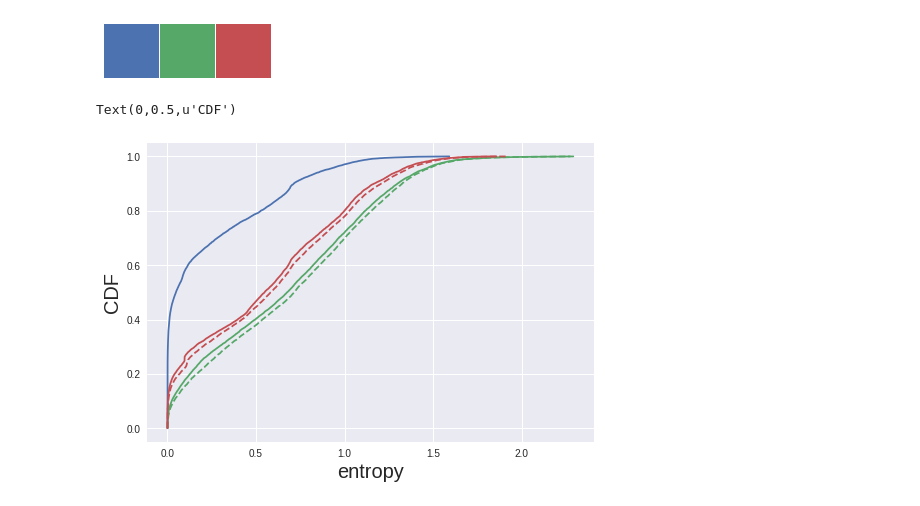
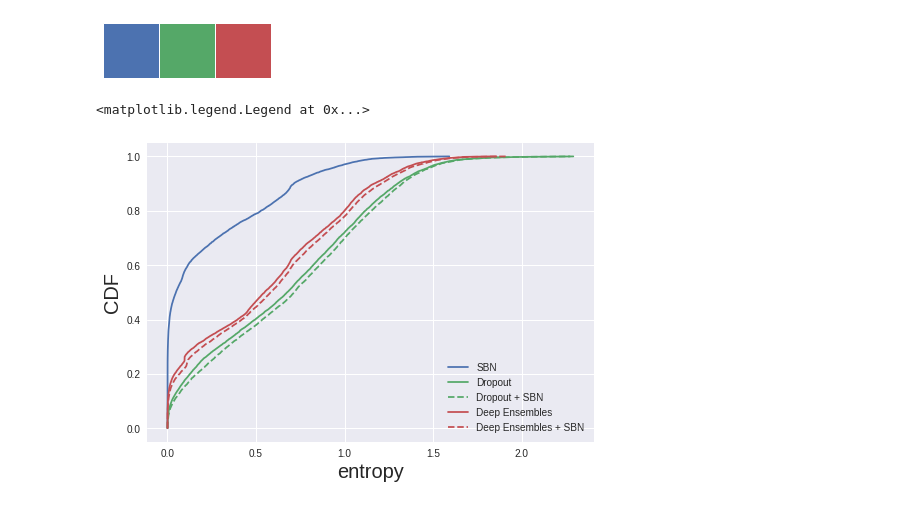
Before and after one commit to AndrewAtanov/stochastic-batch-normalization, a Jupyter notebook: results.ipynb, the cells around one changed output. Drawn from its saved outputs; the diff is of its cells as text; code cells hidden in the pictures.

```diff
--- a/results.ipynb
+++ b/results.ipynb
@@ -83,21 +83,22 @@ sns.palplot(colors)
 # %%
 p = de_proba_ens[0].mean(0)
 plt.plot(*utils.entropy_plot_xy(p), c=colors[0], label='SBN')
 
 p = do_proba_eval.mean(0)
-plt.plot(*utils.entropy_plot_xy(p), c=colors[1], label='DO')
+plt.plot(*utils.entropy_plot_xy(p), c=colors[1], label='Dropout')
 
 p = do_proba_ens.mean(0)
-plt.plot(*utils.entropy_plot_xy(p), c=colors[1], ls='--', label='DO + SBN')
+plt.plot(*utils.entropy_plot_xy(p), c=colors[1], ls='--', label='Dropout + SBN')
 
 p = de_proba_eval.mean(0)
-plt.plot(*utils.entropy_plot_xy(p), c=colors[2], label='DE')
+plt.plot(*utils.entropy_plot_xy(p), c=colors[2], label='Deep Ensembles')
 
 p = de_proba_ens.mean((0, 1))
-plt.plot(*utils.entropy_plot_xy(p), c=colors[2], ls='--', label='DE + SBN')
+plt.plot(*utils.entropy_plot_xy(p), c=colors[2], ls='--', label='Deep Ensembles + SBN')
 
 plt.xlabel('entropy', size=20)
 plt.ylabel('CDF', size=20)
+plt.legend()
 # %% [output]
-Text(0,0.5,u'CDF')
+<matplotlib.legend.Legend at 0x...>
-[figure, old version]
+[figure, new version]
```
Also changed, not shown: parts of 2 cells of this notebook.
